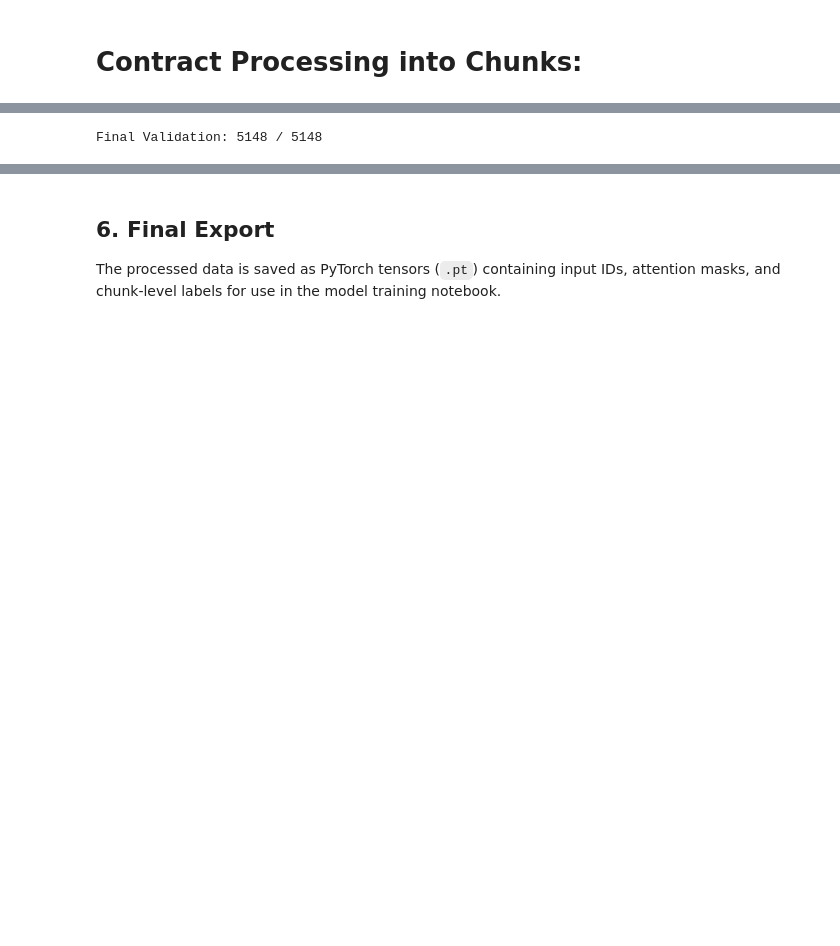
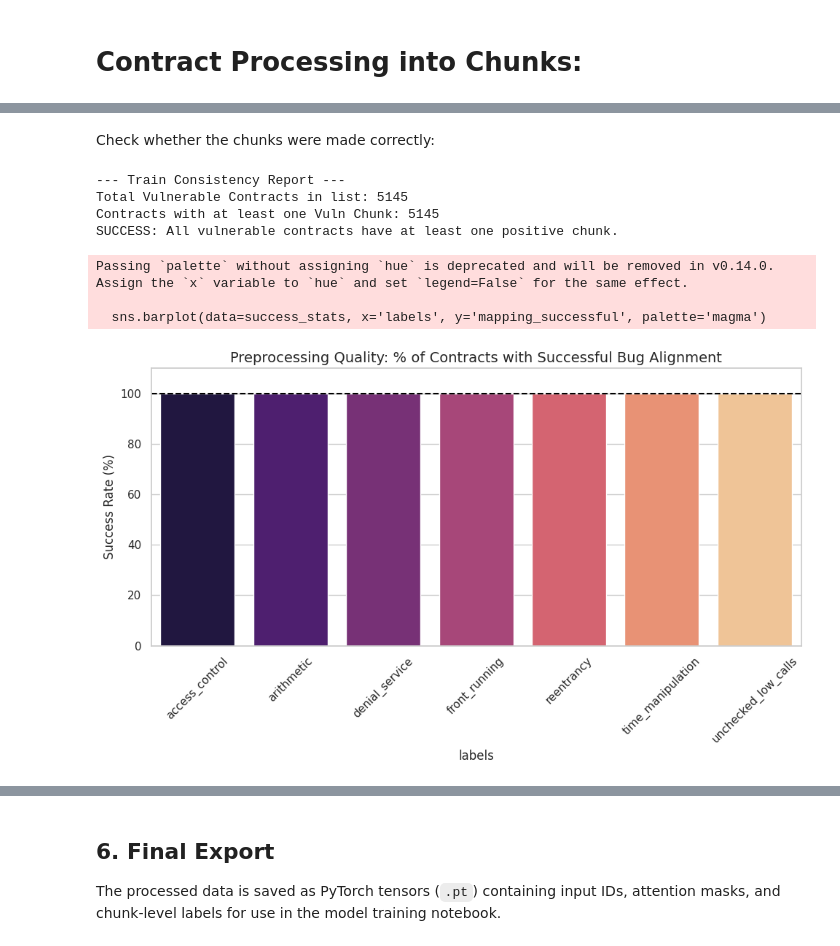
Before and after one commit to shmaiii/smart-contract-contrastive-vuln-cs440, a Jupyter notebook: datasets/data_preprocessing.ipynb, the cells around one changed output, grey strips where cells are left out. Drawn from its saved outputs; the diff is of its cells as text; code cells hidden in the pictures; blank space fills up the shorter version.

Commit message:
final data preprocessing

```diff
--- a/datasets/data_preprocessing.ipynb
+++ b/datasets/data_preprocessing.ipynb
@@ -738,7 +605,0 @@ Supp...
-# %%
-sum_max = sum(max(item["chunk_labels"]) if item["chunk_labels"] else 0 for item in train_chunks_list)
-total_vuln = sum(item["label"] for item in train_chunks_list)
-
-print(f"Final Validation: {sum_max} / {total_vuln}")
-# %% [output]
-Final Validation: 5148 / 5148
@@ -744,0 +810,68 @@ Final Validation: 5148 / 5148
+# %%
+train_chunks_list = process_data(train_df_final, tokenizer, is_training = True)
+val_chunks_list = process_data(val_df, tokenizer)
+test_chunks_list = process_data(test_df, tokenizer)
+# %% [markdown]
+Check whether the chunks were made correctly:
+# %%
+# Updated Consistency Check for flattened data
+import pandas as pd
+
+def verify_consistency(chunks_list, df_source, split_name="Train"):
+    # Create a mapping of contract_id to its expected vulnerability status from the source DF
+    expected_vuln = df_source[df_source['is_vulnerable'] == True]['contract_id'].unique()
+
+    # Find which contract_ids in our processed list have at least one vulnerable chunk (label=1)
+    actual_vuln_ids = {c['contract_id'] for c in chunks_list if c['label'] == 1}
+
+    missing = [cid for cid in expected_vuln if cid in {c['contract_id'] for c in chunks_list} and cid not in actual_vuln_ids]
+
+    print(f"--- {split_name} Consistency Report ---")
+    print(f"Total Vulnerable Contracts in list: {len([cid for cid in expected_vuln if cid in {c['contract_id'] for c in chunks_list}])}")
+    print(f"Contracts with at least one Vuln Chunk: {len(actual_vuln_ids)}")
+
+    if not missing:
+        print("SUCCESS: All vulnerable contracts have at least one positive chunk.")
+    else:
+        print(f"FAILED: {len(missing)} vulnerable contracts are missing a positive chunk.")
+        print(f"Example missing ID: {missing[0]}")
+
+verify_consistency(train_chunks_list, train_df_final, "Train")
+# %% [output]
+--- Train Consistency Report ---
+Total Vulnerable Contracts in list: 5145
+Contracts with at least one Vuln Chunk: 5145
+SUCCESS: All vulnerable contracts have at least one positive chunk.
+# %%
+import pandas as pd
+import seaborn as sns
+import matplotlib.pyplot as plt
+
+def plot_mapping_success(chunks_list, df_source):
+    # Map which contract_ids have at least one positive chunk
+    actual_vuln_ids = {c['contract_id'] for c in chunks_list if c['label'] == 1}
+
+    # Filter source DF to only vulnerable contracts
+    df_v = df_source[df_source['is_vulnerable'] == True].copy()
+    df_v['mapping_successful'] = df_v['contract_id'].isin(actual_vuln_ids)
+
+    # Calculate success rate per label
+    success_stats = df_v.groupby('labels')['mapping_successful'].mean().reset_index()
+    success_stats['mapping_successful'] *= 100  # Convert to percentage
+
+    plt.figure(figsize=(10, 6))
+    sns.barplot(data=success_stats, x='labels', y='mapping_successful', palette='magma')
+    plt.axhline(100, color='black', linestyle='--')
+    plt.title('Preprocessing Quality: % of Contracts with Successful Bug Alignment', fontsize=14)
+    plt.ylabel('Success Rate (%)')
+    plt.xticks(rotation=45)
+    plt.ylim(0, 110)
+    plt.tight_layout()
+    plt.show()
+
+plot_mapping_success(train_chunks_list, train_df_final)
+# %% [output]
+Passing `palette` without assigning `hue` is deprecated and will be removed in v0.14.0. Assign the `x` variable to `hue` and set `legend=False` for the same effect.
+
+  sns.barplot(data=success_stats, x='labels', y='mapping_successful', palette='magma')
+[figure, added]
```
Also changed, not shown: parts of 27 cells of this notebook.
